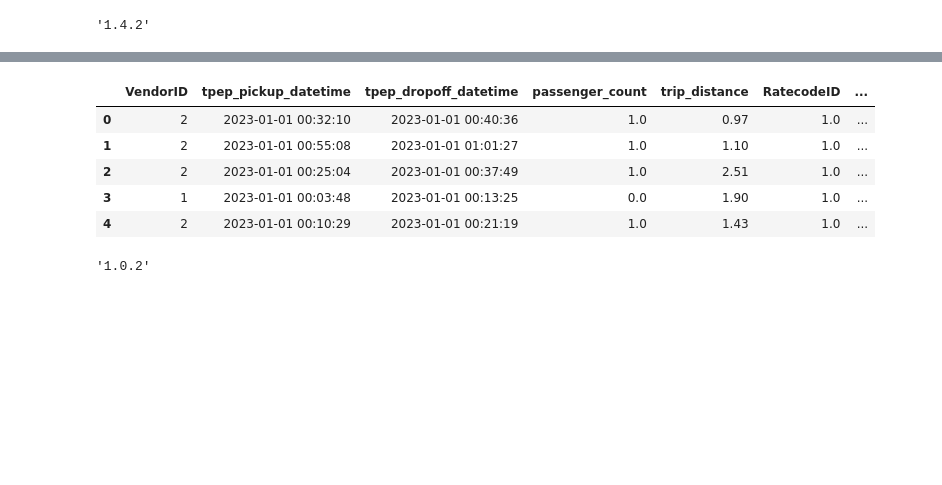
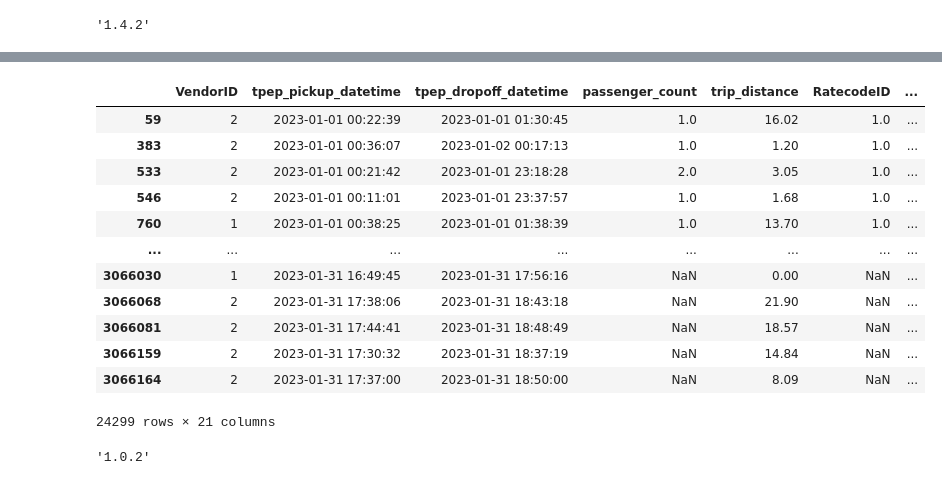
Before and after one commit to doroodianMostafa/mlops-zoomcamp, a Jupyter notebook: 01-intro/homework.ipynb, the cells around one changed output, grey strips where cells are left out. Drawn from its saved outputs; the diff is of its cells as text; code cells hidden in the pictures; blank space fills up the shorter version.

```diff
--- a/01-intro/homework.ipynb
+++ b/01-intro/homework.ipynb
@@ -11,12 +59,22 @@ df= pd.read_parquet('https://d37ci6vzurychx.cloudfront.net/trip-data/yellow_trip
 # %%
-df.head()
+df['duration'] = df.tpep_dropoff_datetime - df.tpep_pickup_datetime
+df['duration_min'] = round(df[df.tpep_pickup_datetime.dt.month ==1].duration.dt.total_seconds() /60 , 2)
-# %% [output]
-|  | VendorID | tpep_pickup_datetime | tpep_dropoff_datetime | passenger_count | trip_distance | RatecodeID | ... |
-| 0 | 2 | 2023-01-01 00:32:10 | 2023-01-01 00:40:36 | 1.0 | 0.97 | 1.0 | ... |
-| 1 | 2 | 2023-01-01 00:55:08 | 2023-01-01 01:01:27 | 1.0 | 1.10 | 1.0 | ... |
-| 2 | 2 | 2023-01-01 00:25:04 | 2023-01-01 00:37:49 | 1.0 | 2.51 | 1.0 | ... |
-| 3 | 1 | 2023-01-01 00:03:48 | 2023-01-01 00:13:25 | 0.0 | 1.90 | 1.0 | ... |
-| 4 | 2 | 2023-01-01 00:10:29 | 2023-01-01 00:21:19 | 1.0 | 1.43 | 1.0 | ... |
+# %%
+df[df['duration_min'] >= 60]
+# %% [output]
+|  | VendorID | tpep_pickup_datetime | tpep_dropoff_datetime | passenger_count | trip_distance | RatecodeID | ... |
+| 59 | 2 | 2023-01-01 00:22:39 | 2023-01-01 01:30:45 | 1.0 | 16.02 | 1.0 | ... |
+| 383 | 2 | 2023-01-01 00:36:07 | 2023-01-02 00:17:13 | 1.0 | 1.20 | 1.0 | ... |
+| 533 | 2 | 2023-01-01 00:21:42 | 2023-01-01 23:18:28 | 2.0 | 3.05 | 1.0 | ... |
+| 546 | 2 | 2023-01-01 00:11:01 | 2023-01-01 23:37:57 | 1.0 | 1.68 | 1.0 | ... |
+| 760 | 1 | 2023-01-01 00:38:25 | 2023-01-01 01:38:39 | 1.0 | 13.70 | 1.0 | ... |
+| ... | ... | ... | ... | ... | ... | ... | ... |
+| 3066030 | 1 | 2023-01-31 16:49:45 | 2023-01-31 17:56:16 | NaN | 0.00 | NaN | ... |
+| 3066068 | 2 | 2023-01-31 17:38:06 | 2023-01-31 18:43:18 | NaN | 21.90 | NaN | ... |
+| 3066081 | 2 | 2023-01-31 17:44:41 | 2023-01-31 18:48:49 | NaN | 18.57 | NaN | ... |
+| 3066159 | 2 | 2023-01-31 17:30:32 | 2023-01-31 18:37:19 | NaN | 14.84 | NaN | ... |
+| 3066164 | 2 | 2023-01-31 17:37:00 | 2023-01-31 18:50:00 | NaN | 8.09 | NaN | ... |
+24299 rows × 21 columns
 # %%
 import sklearn
 # %%
```
Also changed, not shown: parts of 20 cells of this notebook.
